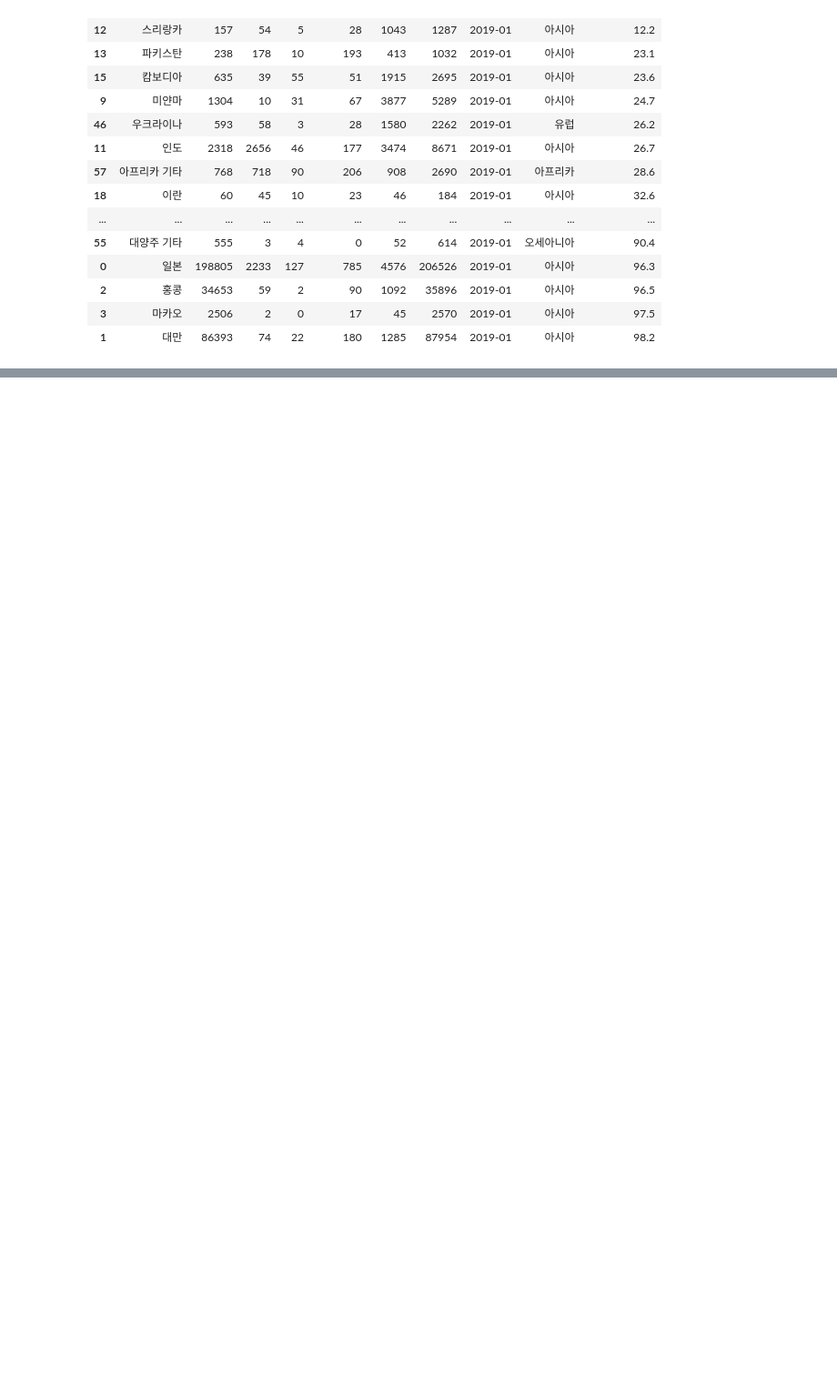
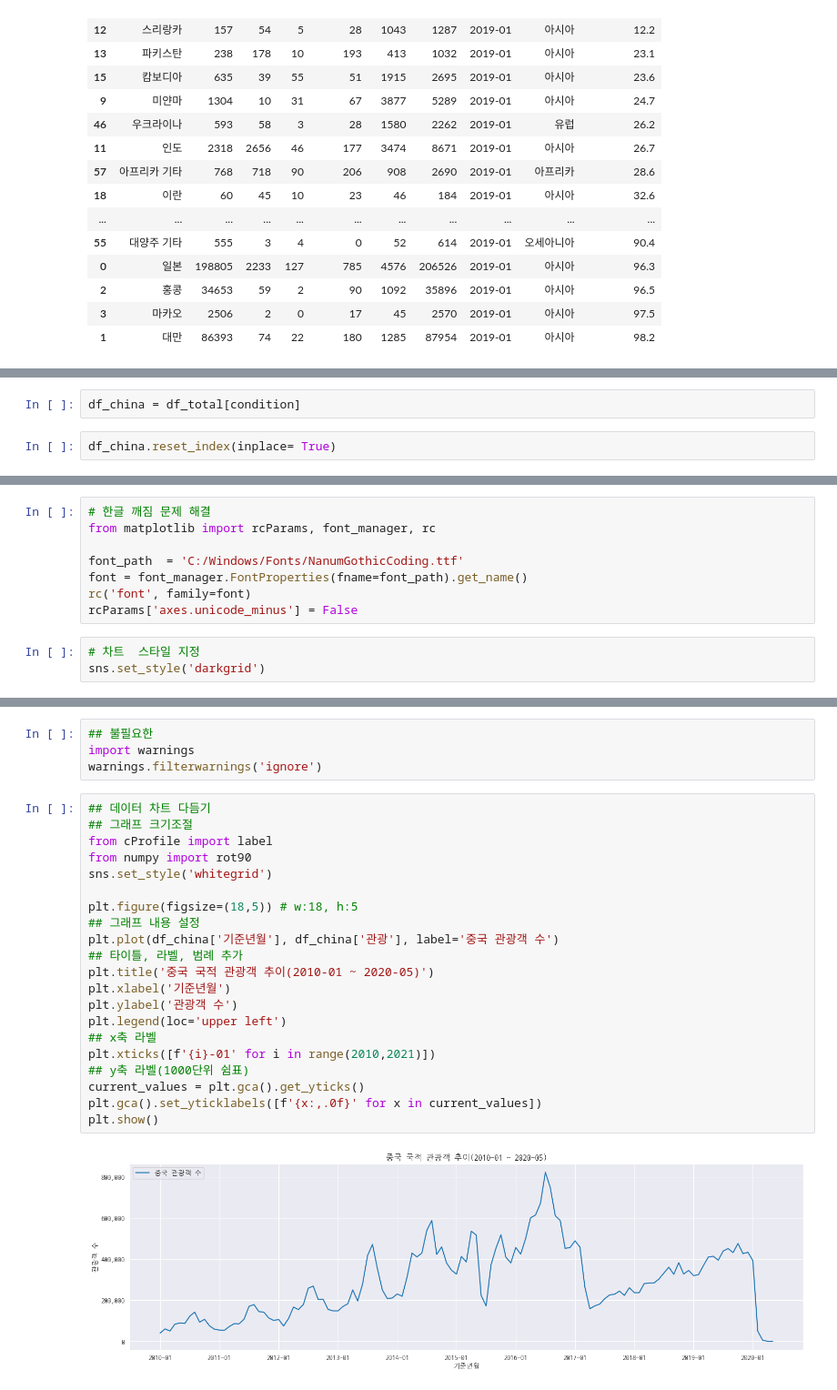
Before and after one commit to vinca0224/bigdata-analysis-2024, a Jupyter notebook: day03/da09_코로나바이러스영향_중국인관광객수_감소분석.ipynb, the cells around one changed output, grey strips where cells are left out. Shown: that part at 91% size. Cells and saved outputs as stored; diff of their text form; blank space fills up the shorter version.

```diff
--- a/day03/da09_코로나바이러스영향_중국인관광객수_감소분석.ipynb
+++ b/day03/da09_코로나바이러스영향_중국인관광객수_감소분석.ipynb
@@ -375,0 +584,4 @@ kto_201901_countries.sort_values(by='관광객 비율(%)', ascending=True)
+# %%
+df_china = df_total[condition]
+# %%
+df_china.reset_index(inplace= True)
@@ -375,0 +633,11 @@ kto_201901_countries.sort_values(by='관광객 비율(%)', ascending=True)
+# %%
+# 한글 깨짐 문제 해결
+from matplotlib import rcParams, font_manager, rc
+
+font_path  = 'C:/Windows/Fonts/NanumGothicCoding.ttf'
+font = font_manager.FontProperties(fname=font_path).get_name()
+rc('font', family=font)
+rcParams['axes.unicode_minus'] = False
+# %%
+# 차트  스타일 지정
+sns.set_style('darkgrid')
@@ -375,0 +659,27 @@ kto_201901_countries.sort_values(by='관광객 비율(%)', ascending=True)
+# %%
+## 불필요한
+import warnings
+warnings.filterwarnings('ignore')
+# %%
+## 데이터 차트 다듬기
+## 그래프 크기조절
+from cProfile import label
+from numpy import rot90
+sns.set_style('whitegrid')
+
+plt.figure(figsize=(18,5)) # w:18, h:5
+## 그래프 내용 설정
+plt.plot(df_china['기준년월'], df_china['관광'], label='중국 관광객 수')
+## 타이틀, 라벨, 범례 추가
+plt.title('중국 국적 관광객 추이(2010-01 ~ 2020-05)')
+plt.xlabel('기준년월')
+plt.ylabel('관광객 수')
+plt.legend(loc='upper left')
+## x축 라벨
+plt.xticks([f'{i}-01' for i in range(2010,2021)])
+## y축 라벨(1000단위 쉼표)
+current_values = plt.gca().get_yticks()
+plt.gca().set_yticklabels([f'{x:,.0f}' for x in current_values])
+plt.show()
+# %% [output]
+[figure, added]
```
Also changed, not shown: parts of 37 cells of this notebook, 3 other files.
